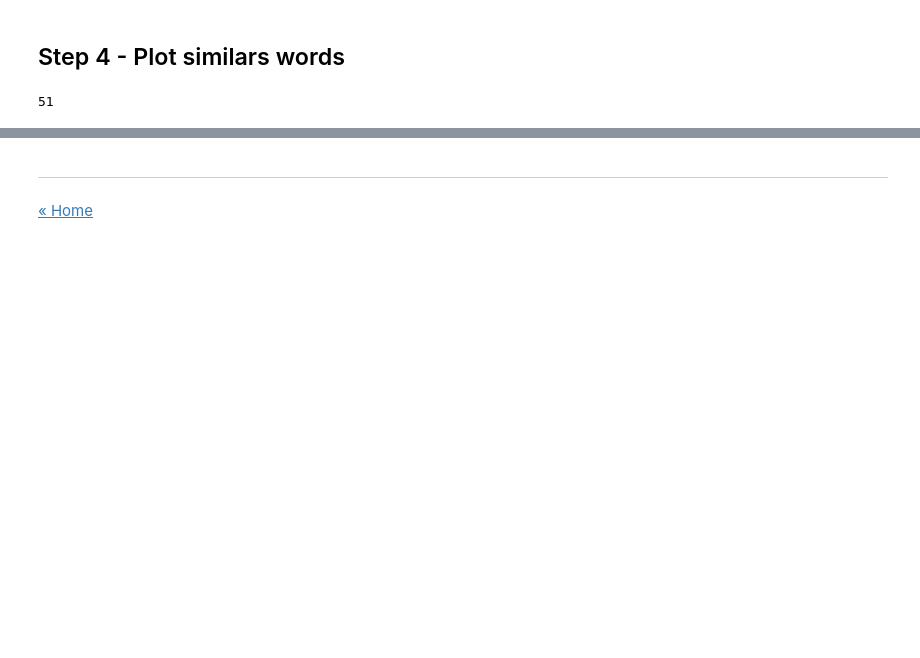
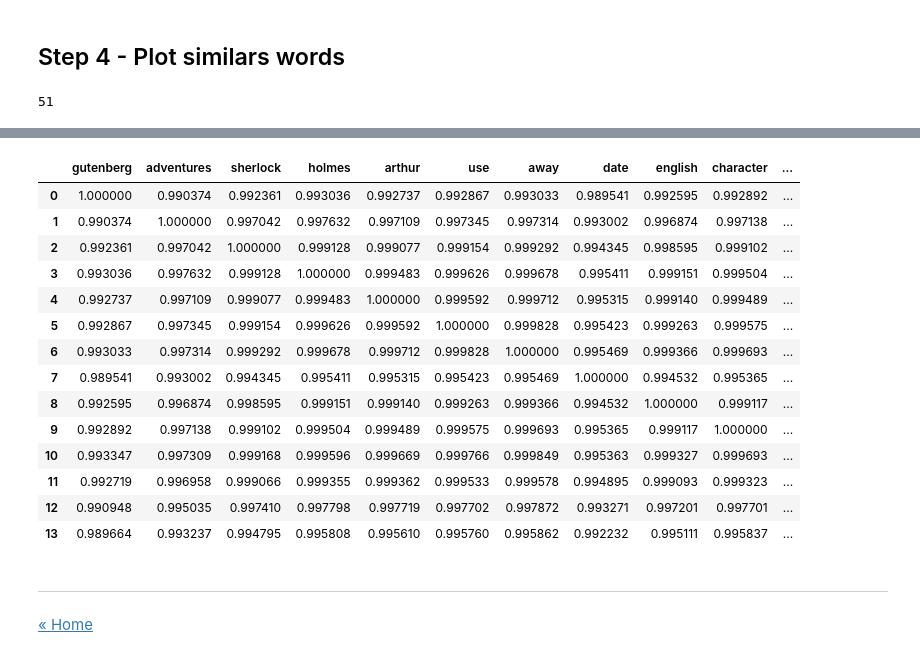
Before and after one commit to ansegura7/NLP, a Jupyter notebook: code/NLP_Word2Vec.ipynb, the cells around one changed output, grey strips where cells are left out. Drawn from its saved outputs; the diff is of its cells as text; code cells hidden in the pictures; blank space fills up the shorter version.

```diff
--- a/code/NLP_Word2Vec.ipynb
+++ b/code/NLP_Word2Vec.ipynb
@@ -373,0 +376,37 @@ ax.grid()
+# %%
+# Returns the similarity between all the words in the document
+def get_word_similarity(model, vocabulary):
+    words_sim = []
+
+    for w1 in vocabulary:
+        row_sim = []
+        word_sim = 0
+        for w2 in vocabulary:
+            word_sim = model.wv.similarity(w1 = w1, w2 = w2)
+            row_sim.append(word_sim)
+        words_sim.append(row_sim)
+
+    return words_sim;
+
+# Save words similarity
+words_sim = get_word_similarity(w2v_model, vocabulary)
+# %%
+# Create dataframe with the similarity between all the words in the document
+df = pd.DataFrame.from_records(words_sim, columns = vocabulary)
+df.iloc[:14, :14]
+# %% [output]
+|  | gutenberg | adventures | sherlock | holmes | arthur | use | away | date | english | character | ... |
+| 0 | 1.000000 | 0.990374 | 0.992361 | 0.993036 | 0.992737 | 0.992867 | 0.993033 | 0.989541 | 0.992595 | 0.992892 | ... |
+| 1 | 0.990374 | 1.000000 | 0.997042 | 0.997632 | 0.997109 | 0.997345 | 0.997314 | 0.993002 | 0.996874 | 0.997138 | ... |
+| 2 | 0.992361 | 0.997042 | 1.000000 | 0.999128 | 0.999077 | 0.999154 | 0.999292 | 0.994345 | 0.998595 | 0.999102 | ... |
+| 3 | 0.993036 | 0.997632 | 0.999128 | 1.000000 | 0.999483 | 0.999626 | 0.999678 | 0.995411 | 0.999151 | 0.999504 | ... |
+| 4 | 0.992737 | 0.997109 | 0.999077 | 0.999483 | 1.000000 | 0.999592 | 0.999712 | 0.995315 | 0.999140 | 0.999489 | ... |
+| 5 | 0.992867 | 0.997345 | 0.999154 | 0.999626 | 0.999592 | 1.000000 | 0.999828 | 0.995423 | 0.999263 | 0.999575 | ... |
+| 6 | 0.993033 | 0.997314 | 0.999292 | 0.999678 | 0.999712 | 0.999828 | 1.000000 | 0.995469 | 0.999366 | 0.999693 | ... |
+| 7 | 0.989541 | 0.993002 | 0.994345 | 0.995411 | 0.995315 | 0.995423 | 0.995469 | 1.000000 | 0.994532 | 0.995365 | ... |
+| 8 | 0.992595 | 0.996874 | 0.998595 | 0.999151 | 0.999140 | 0.999263 | 0.999366 | 0.994532 | 1.000000 | 0.999117 | ... |
+| 9 | 0.992892 | 0.997138 | 0.999102 | 0.999504 | 0.999489 | 0.999575 | 0.999693 | 0.995365 | 0.999117 | 1.000000 | ... |
+| 10 | 0.993347 | 0.997309 | 0.999168 | 0.999596 | 0.999669 | 0.999766 | 0.999849 | 0.995363 | 0.999327 | 0.999693 | ... |
+| 11 | 0.992719 | 0.996958 | 0.999066 | 0.999355 | 0.999362 | 0.999533 | 0.999578 | 0.994895 | 0.999093 | 0.999323 | ... |
+| 12 | 0.990948 | 0.995035 | 0.997410 | 0.997798 | 0.997719 | 0.997702 | 0.997872 | 0.993271 | 0.997201 | 0.997701 | ... |
+| 13 | 0.989664 | 0.993237 | 0.994795 | 0.995808 | 0.995610 | 0.995760 | 0.995862 | 0.992232 | 0.995111 | 0.995837 | ... |
```
Also changed, not shown: parts of 13 cells of this notebook, 5 other files.
